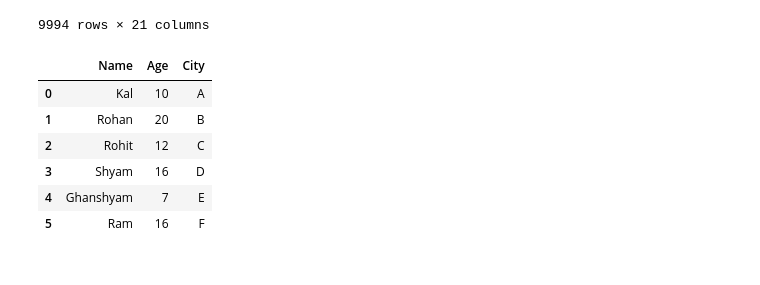
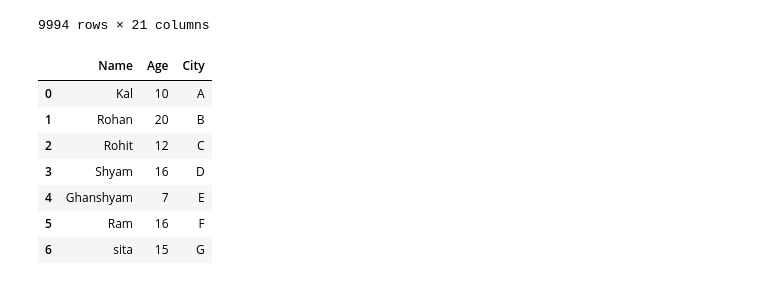
Before and after one commit to chandrahashkumar/OOP, a Jupyter notebook: Pandas/panda_01.ipynb, the cells around one changed output. Drawn from its saved outputs; the diff is of its cells as text; code cells hidden in the pictures.

```diff
--- a/Pandas/panda_01.ipynb
+++ b/Pandas/panda_01.ipynb
@@ -58,18 +58,19 @@ dfx
 | 9993 | 9994 | CA-2017-119914 | 2017-05-04 | 2017-05-09 | Second Class | CC-12220 | Chris Cortes | Consumer | United States | ... |
 9994 rows × 21 columns
 # %%
-student = {"Name":['Kal','Rohan','Rohit','Shyam','Ghanshyam','Ram'],
-           "Age":[10,20,12,16,7,16],
-           "City":['A','B','C','D','E','F']}
+student = {"Name":['Kal','Rohan','Rohit','Shyam','Ghanshyam','Ram','sita'],
+           "Age":[10,20,12,16,7,16,15],
+           "City":['A','B','C','D','E','F','G']}
 df_st = pd.DataFrame(student)
 df_st
 # %% [output]
 |  | Name | Age | City |
 | 0 | Kal | 10 | A |
 | 1 | Rohan | 20 | B |
 | 2 | Rohit | 12 | C |
 | 3 | Shyam | 16 | D |
 | 4 | Ghanshyam | 7 | E |
 | 5 | Ram | 16 | F |
+| 6 | sita | 15 | G |
 # %%
 df_st.to_excel("student.xlsx")
```
